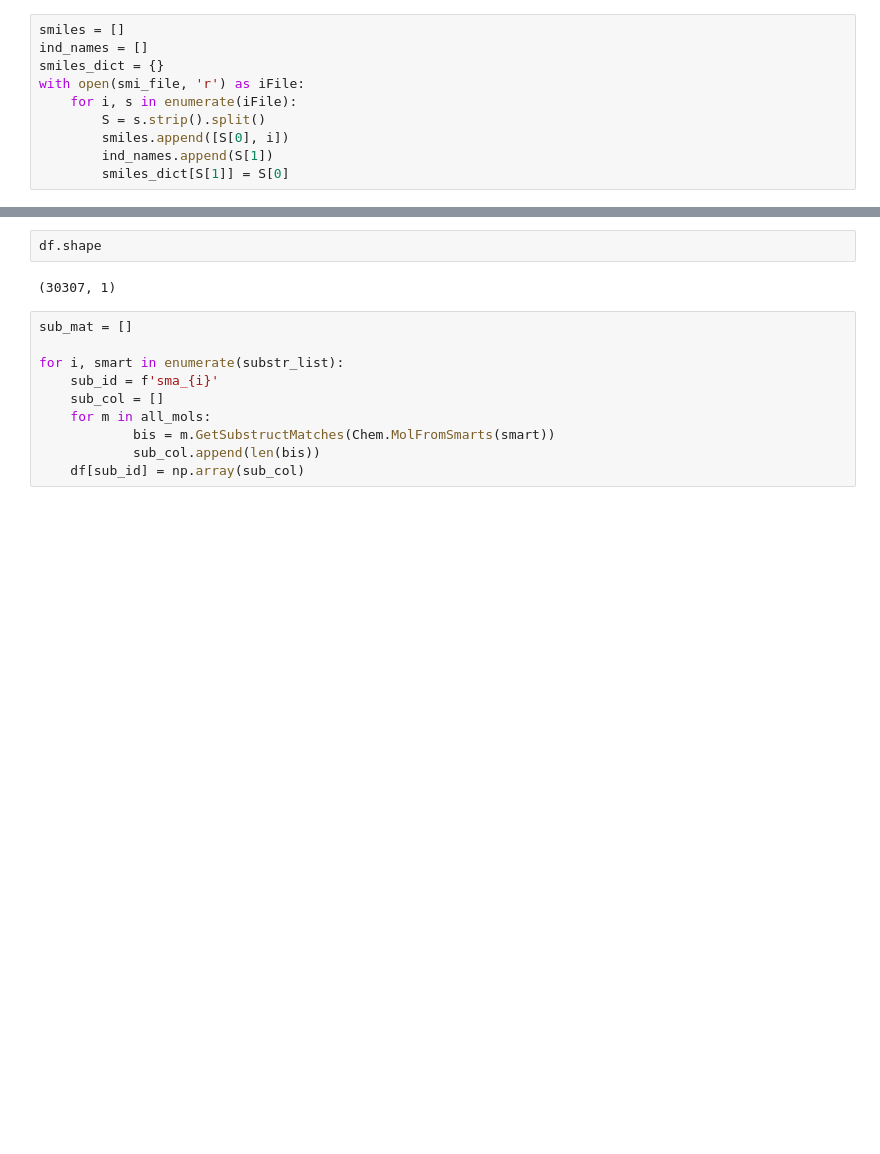
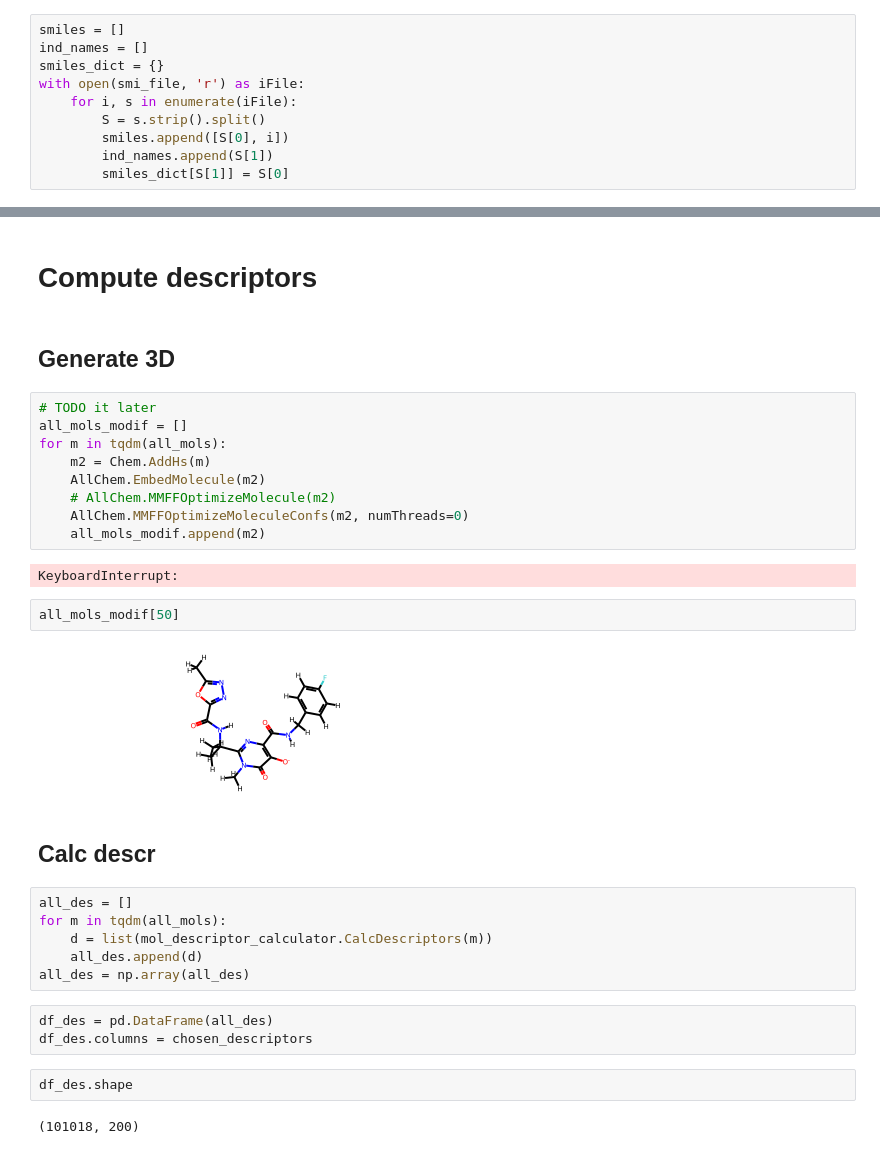
Before and after one commit to knawel/EUOS-SLAS, a Jupyter notebook: notebooks/calc_rdkit_des.ipynb, the cells around one changed output, grey strips where cells are left out. Saved outputs shown, nothing was run; the diff lists cells and outputs as text; blank space fills up the shorter version.

```diff
--- a/notebooks/calc_rdkit_des.ipynb
+++ b/notebooks/calc_rdkit_des.ipynb
@@ -49,14 +121,34 @@ df = pd.DataFrame({'Id':list(smiles_dict)})
+# %% [markdown]
+# Compute descriptors
+# %% [markdown]
+## Generate 3D
+# %%
+# TODO it later
+all_mols_modif = []
+for m in tqdm(all_mols):
+    m2 = Chem.AddHs(m)
+    AllChem.EmbedMolecule(m2)
+    # AllChem.MMFFOptimizeMolecule(m2)
+    AllChem.MMFFOptimizeMoleculeConfs(m2, numThreads=0)
+    all_mols_modif.append(m2)
+# %% [output]
+KeyboardInterrupt:
+# %%
+all_mols_modif[50]
+# %% [output]
+[figure, added]
+# %% [markdown]
+## Calc descr
+# %%
+all_des = []
+for m in tqdm(all_mols):
+    d = list(mol_descriptor_calculator.CalcDescriptors(m))
+    all_des.append(d)
+all_des = np.array(all_des)
+# %%
+df_des = pd.DataFrame(all_des)
+df_des.columns = chosen_descriptors
 # %%
-df.shape
+df_des.shape
 # %% [output]
-(30307, 1)
+(101018, 200)
-# %%
-sub_mat = []
-
-for i, smart in enumerate(substr_list):
-    sub_id = f'sma_{i}'
-    sub_col = []
-    for m in all_mols:
-            bis = m.GetSubstructMatches(Chem.MolFromSmarts(smart))
-            sub_col.append(len(bis))
-    df[sub_id] = np.array(sub_col)
```
Also changed, not shown: parts of 23 cells of this notebook, 29 other files.
